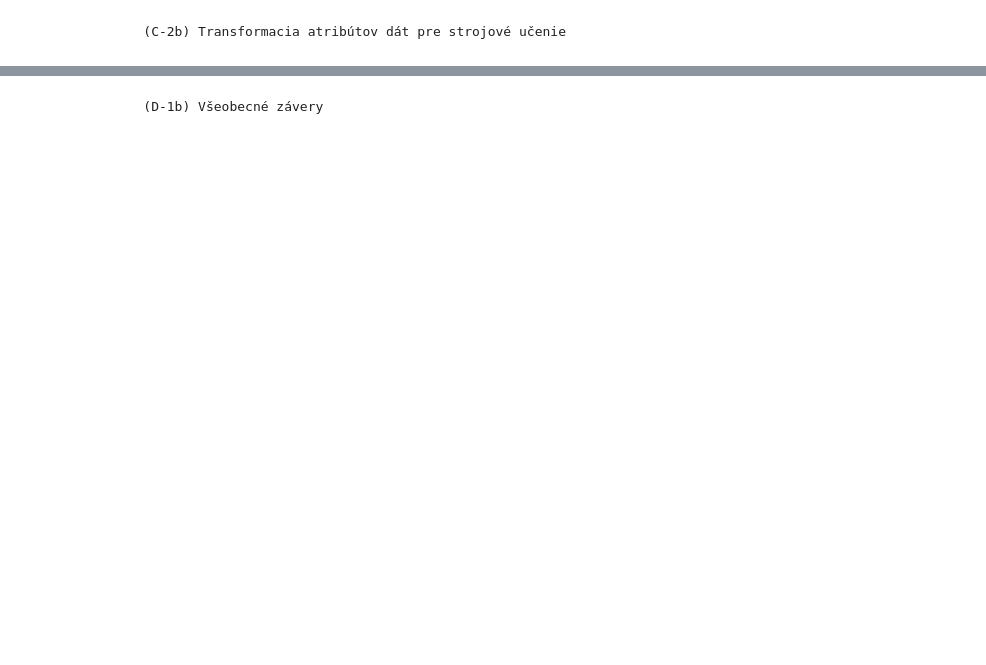
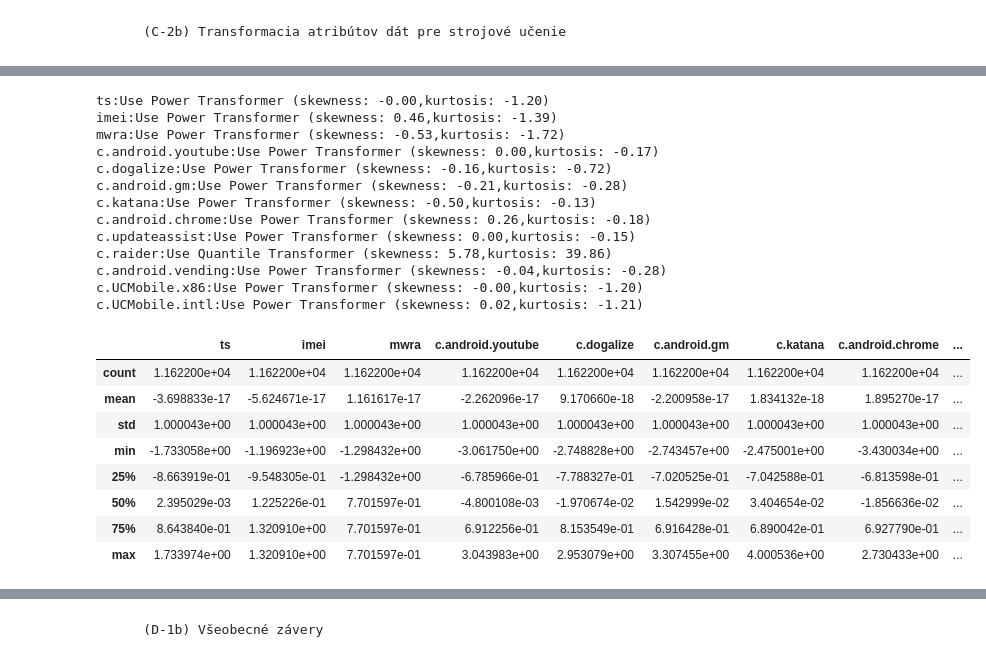
Before and after one commit to Faustynn/IAU_Project, a Jupyter notebook: jupiter/druha_faza.ipynb, the cells around one changed output, grey strips where cells are left out. Saved outputs shown, nothing was run; the diff lists cells and outputs as text; code cells hidden in the pictures; blank space fills up the shorter version.

Commit message:
Add faza 2 "Implementation of data preprocessing"

```diff
--- a/jupiter/druha_faza.ipynb
+++ b/jupiter/druha_faza.ipynb
@@ -10,0 +179,3 @@ Predspracovanie údajov pre strojové učenie
+# %%
+df_conn_train_scaled = scale_features(df_conn_train)
+df_conn_train_scaled.head()
@@ -10,0 +204,21 @@ Predspracovanie údajov pre strojové učenie
+# %%
+from sklearn.preprocessing import QuantileTransformer, PowerTransformer
+
+def apply_scaling(df):
+    transformed_columns = {}
+
+    for column in df.columns:
+        skewness = df[column].skew()
+        kurtosis = df[column].kurt()
+
+        if skewness > 1 or kurtosis > 3:
+            transformer = QuantileTransformer(output_distribution='normal', random_state=0)
+            print(f"{column}:Use Quantile Transformer (skewness: {skewness:.2f},kurtosis: {kurtosis:.2f})")
+        else:
+            transformer = PowerTransformer(method='yeo-johnson')
+            print(f"{column}:Use Power Transformer (skewness: {skewness:.2f},kurtosis: {kurtosis:.2f})")
+
+        transformed_columns[column] = transformer.fit_transform(df[[column]]).flatten()
+
+    df_scaled = pd.DataFrame(transformed_columns)
+    return df_scaled
@@ -10,0 +272,26 @@ Predspracovanie údajov pre strojové učenie
+# %%
+df_conn_train_scaled_transformed = apply_scaling(df_conn_train_scaled)
+df_conn_train_scaled_transformed.describe()
+# %% [output]
+ts:Use Power Transformer (skewness: -0.00,kurtosis: -1.20)
+imei:Use Power Transformer (skewness: 0.46,kurtosis: -1.39)
+mwra:Use Power Transformer (skewness: -0.53,kurtosis: -1.72)
+c.android.youtube:Use Power Transformer (skewness: 0.00,kurtosis: -0.17)
+c.dogalize:Use Power Transformer (skewness: -0.16,kurtosis: -0.72)
+c.android.gm:Use Power Transformer (skewness: -0.21,kurtosis: -0.28)
+c.katana:Use Power Transformer (skewness: -0.50,kurtosis: -0.13)
+c.android.chrome:Use Power Transformer (skewness: 0.26,kurtosis: -0.18)
+c.updateassist:Use Power Transformer (skewness: 0.00,kurtosis: -0.15)
+c.raider:Use Quantile Transformer (skewness: 5.78,kurtosis: 39.86)
+c.android.vending:Use Power Transformer (skewness: -0.04,kurtosis: -0.28)
+c.UCMobile.x86:Use Power Transformer (skewness: -0.00,kurtosis: -1.20)
+c.UCMobile.intl:Use Power Transformer (skewness: 0.02,kurtosis: -1.21)
+|  | ts | imei | mwra | c.android.youtube | c.dogalize | c.android.gm | c.katana | c.android.chrome | ... |
+| count | 1.162200e+04 | 1.162200e+04 | 1.162200e+04 | 1.162200e+04 | 1.162200e+04 | 1.162200e+04 | 1.162200e+04 | 1.162200e+04 | ... |
+| mean | -3.698833e-17 | -5.624671e-17 | 1.161617e-17 | -2.262096e-17 | 9.170660e-18 | -2.200958e-17 | 1.834132e-18 | 1.895270e-17 | ... |
+| std | 1.000043e+00 | 1.000043e+00 | 1.000043e+00 | 1.000043e+00 | 1.000043e+00 | 1.000043e+00 | 1.000043e+00 | 1.000043e+00 | ... |
+| min | -1.733058e+00 | -1.196923e+00 | -1.298432e+00 | -3.061750e+00 | -2.748828e+00 | -2.743457e+00 | -2.475001e+00 | -3.430034e+00 | ... |
+| 25% | -8.663919e-01 | -9.548305e-01 | -1.298432e+00 | -6.785966e-01 | -7.788327e-01 | -7.020525e-01 | -7.042588e-01 | -6.813598e-01 | ... |
+| 50% | 2.395029e-03 | 1.225226e-01 | 7.701597e-01 | -4.800108e-03 | -1.970674e-02 | 1.542999e-02 | 3.404654e-02 | -1.856636e-02 | ... |
+| 75% | 8.643840e-01 | 1.320910e+00 | 7.701597e-01 | 6.912256e-01 | 8.153549e-01 | 6.916428e-01 | 6.890042e-01 | 6.927790e-01 | ... |
+| max | 1.733974e+00 | 1.320910e+00 | 7.701597e-01 | 3.043983e+00 | 2.953079e+00 | 3.307455e+00 | 4.000536e+00 | 2.730433e+00 | ... |
```
Also changed, not shown: parts of 30 cells of this notebook.
